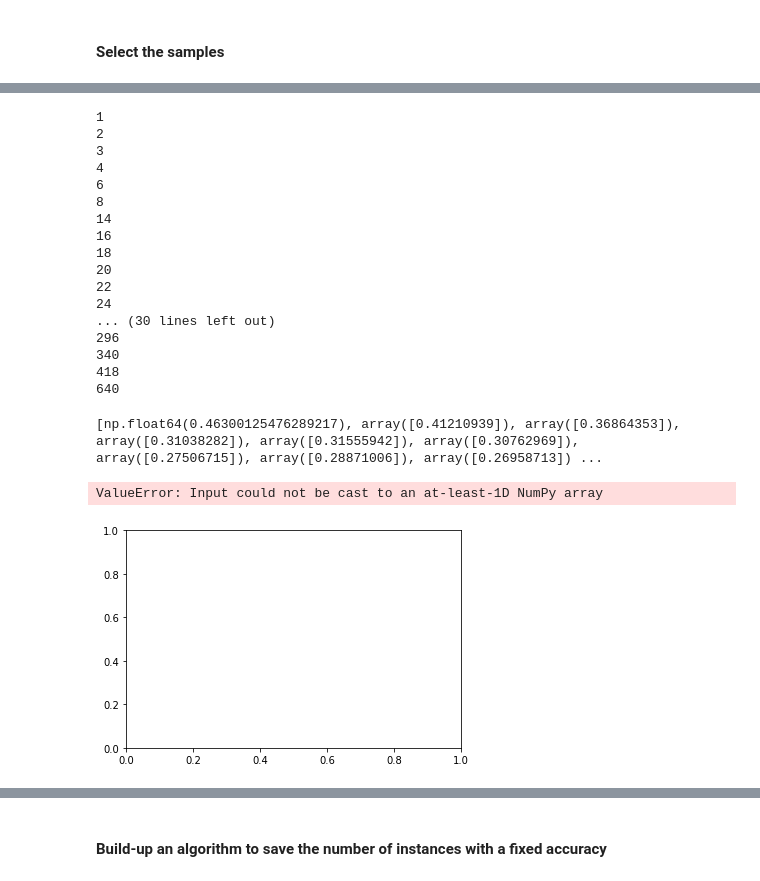
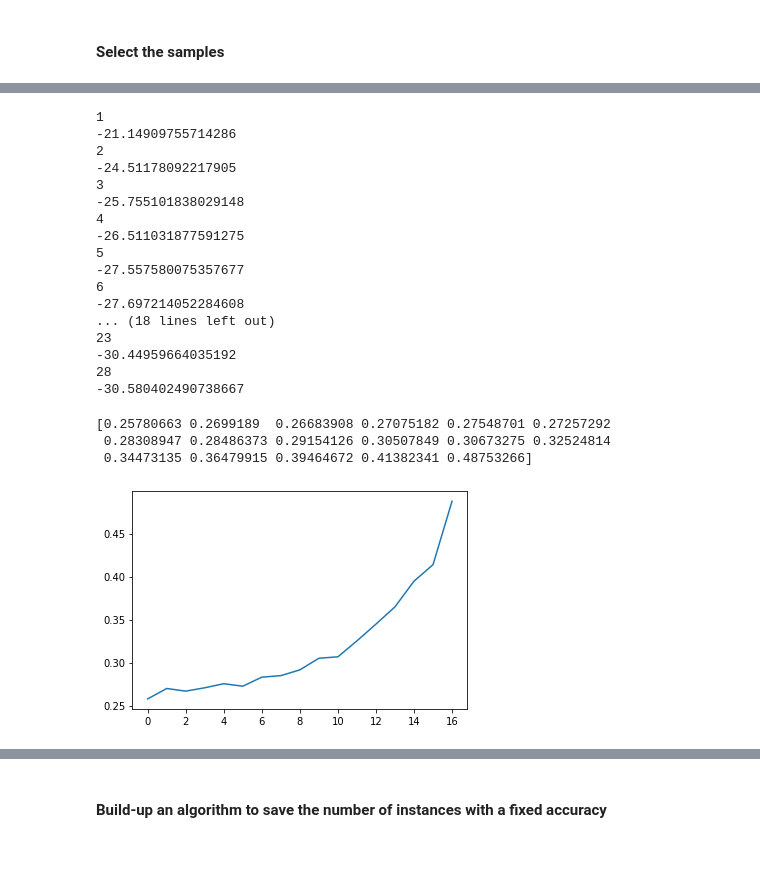
Before and after one commit to emacosta95/QuantumMachineLearningFermions, a Jupyter notebook: SampledBasedDiagonalization.ipynb, the cells around one changed output, grey strips where cells are left out. Drawn from its saved outputs; the diff is of its cells as text; code cells hidden in the pictures; blank space fills up the shorter version.

```diff
--- a/SampledBasedDiagonalization.ipynb
+++ b/SampledBasedDiagonalization.ipynb
@@ -141,14 +166,14 @@ plt.show()
 # %%
 e_values=[]
 errors=[]
-nbatches=10
+nbatches=100
 for i in range(pdf.shape[0]):
     n_instances=np.sum(counts[-i-1:])
     print(n_instances)
     e_ave=0.
     for r in range(nbatches):
 
-        selection=np.random.choice(np.arange(prob.shape[0]),size=n_instances,replace=False,p=prob)
+        selection=np.random.choice(nozero_index,size=n_instances,replace=False,p=prob_nozero)
         # effective_hamiltonian=lil_matrix((n_instances[i],n_instances[i]))
 
         # for a,idx_a in enumerate(selection):
@@ -167,43 +192,49 @@ for i in range(pdf.shape[0]):
 
 
         e_ave+=effective_egs
+
     e_ave=e_ave/nbatches
+    print(e_ave)
     error=np.abs(e_ave-egs[0])/np.abs(egs[0])
     errors.append(error)
     e_values.append(e_ave)
 # %% [output]
 1
+-21.14909755714286
 2
+-24.51178092217905
 3
+-25.755101838029148
 4
+-26.511031877591275
+5
+-27.557580075357677
 6
-8
-14
-16
-18
-20
-22
-24
-... (30 lines left out)
-296
-340
-418
-640
+-27.697214052284608
+... (18 lines left out)
+23
+-30.44959664035192
+28
+-30.580402490738667
 # %%
 
-print(errors)
-plt.plot(errors)
-plt.show()
 
 errors.reverse()
 e_values.reverse()
 
 errors=np.asarray(errors)
 e_values=np.asarray(e_values)
-# %% [output]
-[np.float64(0.46300125476289217), array([0.41210939]), array([0.36864353]), array([0.31038282]), array([0.31555942]), array([0.30762969]), array([0.27506715]), array([0.28871006]), array([0.26958713]) ...
-ValueError: Input could not be cast to an at-least-1D NumPy array
-[figure, removed]
+# %%
+
+print(errors)
+plt.plot(errors+10**-5)
+
+plt.show()
+# %% [output]
+[0.25780663 0.2699189  0.26683908 0.27075182 0.27548701 0.27257292
+ 0.28308947 0.28486373 0.29154126 0.30507849 0.30673275 0.32524814
+ 0.34473135 0.36479915 0.39464672 0.41382341 0.48753266]
+[figure, added]
 # %%
 from scipy import stats
 mask = counts > 0
```
Also changed, not shown: parts of 5 cells of this notebook, 7 other files.
